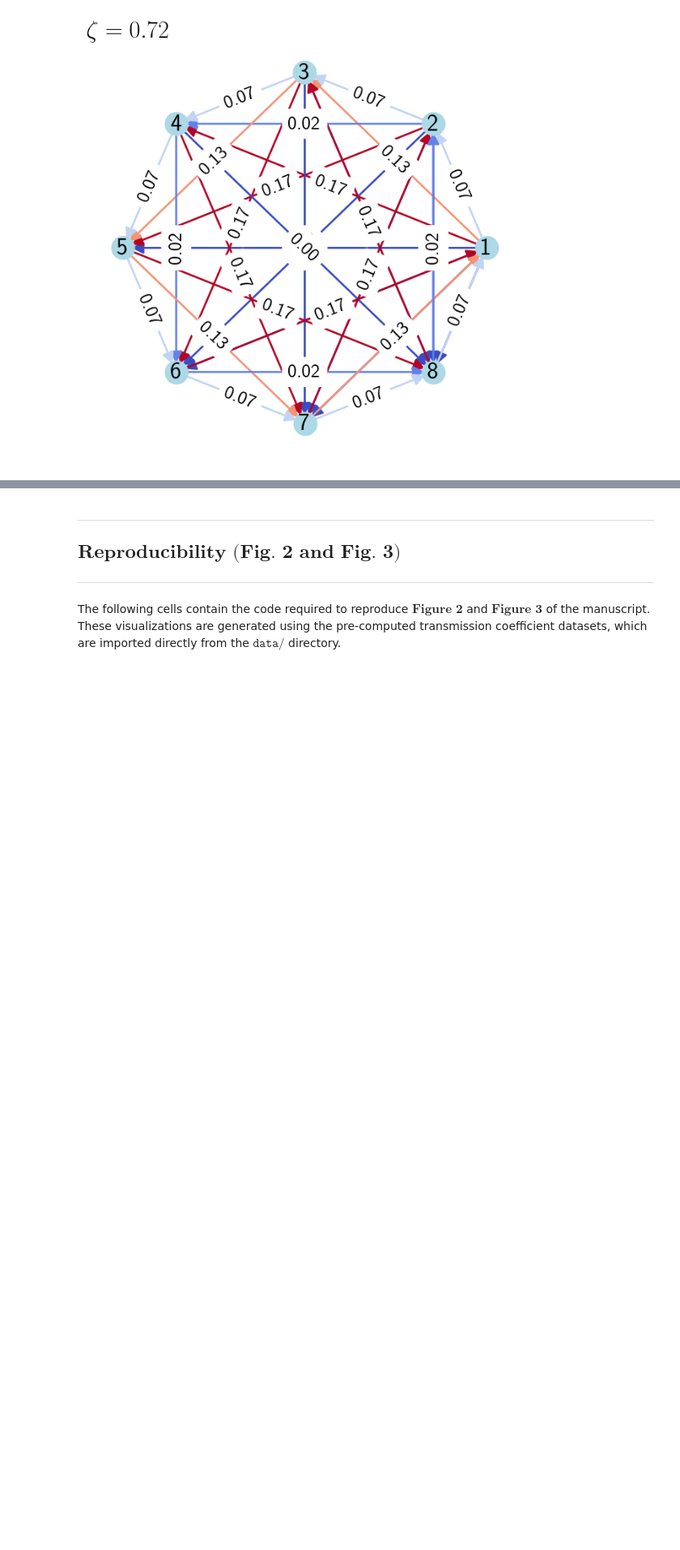
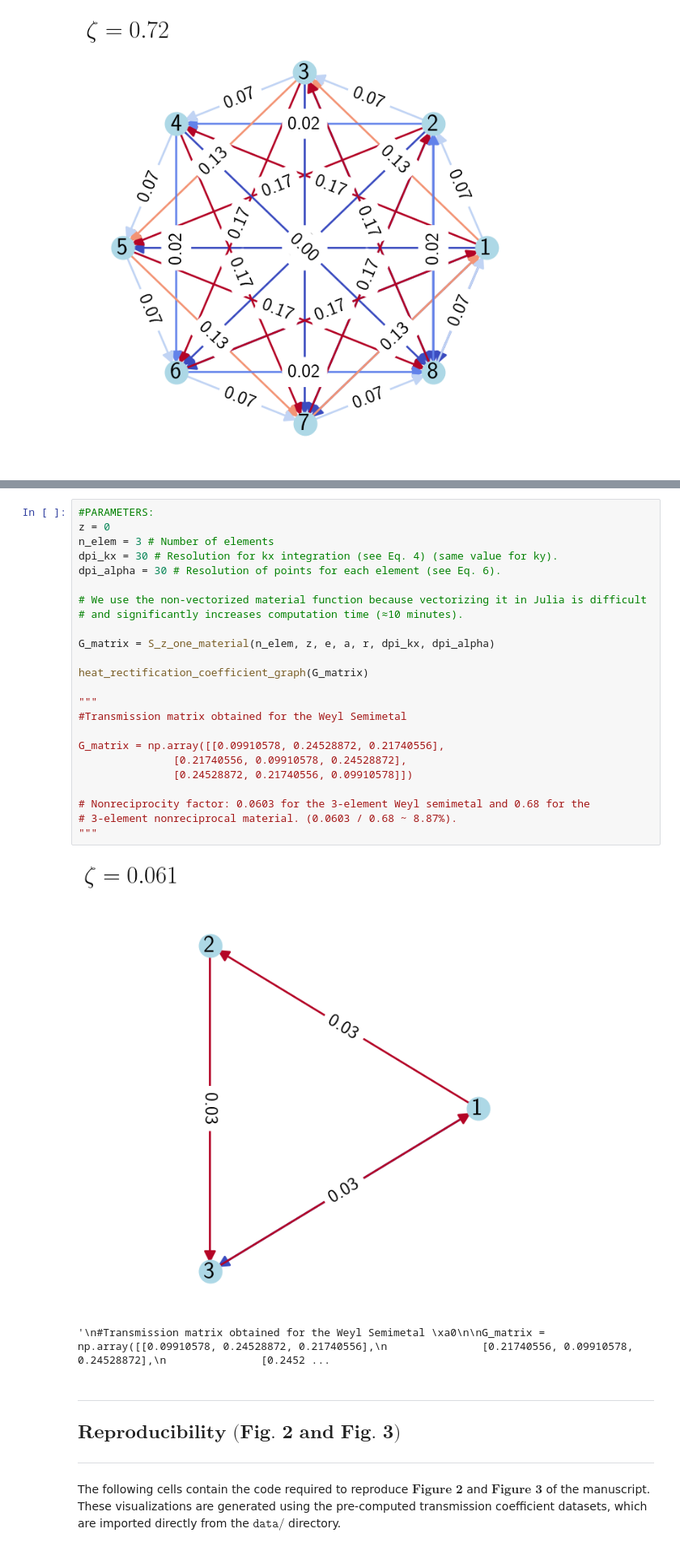
Before and after one commit to GuillemMasdemont/Far-field-heat-transfer-and-monochromatic-heat-currents-in-a-cylindrical-nonreciprocal-cavity, a Jupyter notebook: Codes/Simulation_transmission_coefficient/notebook_TransmissionSimulation.ipynb, the cells around one changed output, grey strips where cells are left out. Shown at 81% size. Cells and saved outputs as stored; diff of their text form; blank space fills up the shorter version.

```diff
--- a/Codes/Simulation_transmission_coefficient/notebook_TransmissionSimulation.ipynb
+++ b/Codes/Simulation_transmission_coefficient/notebook_TransmissionSimulation.ipynb
@@ -145,3 +210,30 @@ heat_rectification_coefficient_graph(G_matrix)
+# %%
+#PARAMETERS:
+z = 0
+n_elem = 3 # Number of elements
+dpi_kx = 30 # Resolution for kx integration (see Eq. 4) (same value for ky).
+dpi_alpha = 30 # Resolution of points for each element (see Eq. 6).
+
+# We use the non-vectorized material function because vectorizing it in Julia is difficult
+# and significantly increases computation time (≈10 minutes).
+
+G_matrix = S_z_one_material(n_elem, z, e, a, r, dpi_kx, dpi_alpha)
+
+heat_rectification_coefficient_graph(G_matrix)
+
+"""
+#Transmission matrix obtained for the Weyl Semimetal
+
+G_matrix = np.array([[0.09910578, 0.24528872, 0.21740556],
+               [0.21740556, 0.09910578, 0.24528872],
+               [0.24528872, 0.21740556, 0.09910578]])
+
+# Nonreciprocity factor: 0.0603 for the 3-element Weyl semimetal and 0.68 for the
+# 3-element nonreciprocal material. (0.0603 / 0.68 ~ 8.87%).
+"""
+# %% [output]
+[figure, added]
+'\n#Transmission matrix obtained for the Weyl Semimetal \xa0\n\nG_matrix = np.array([[0.09910578, 0.24528872, 0.21740556],\n               [0.21740556, 0.09910578, 0.24528872],\n               [0.2452 ...
 # %% [markdown]
 ______________
 ## $\textbf{Reproducibility (Fig. 2 and Fig. 3)}$
```
Also changed, not shown: parts of 5 cells of this notebook, 2 other files.
